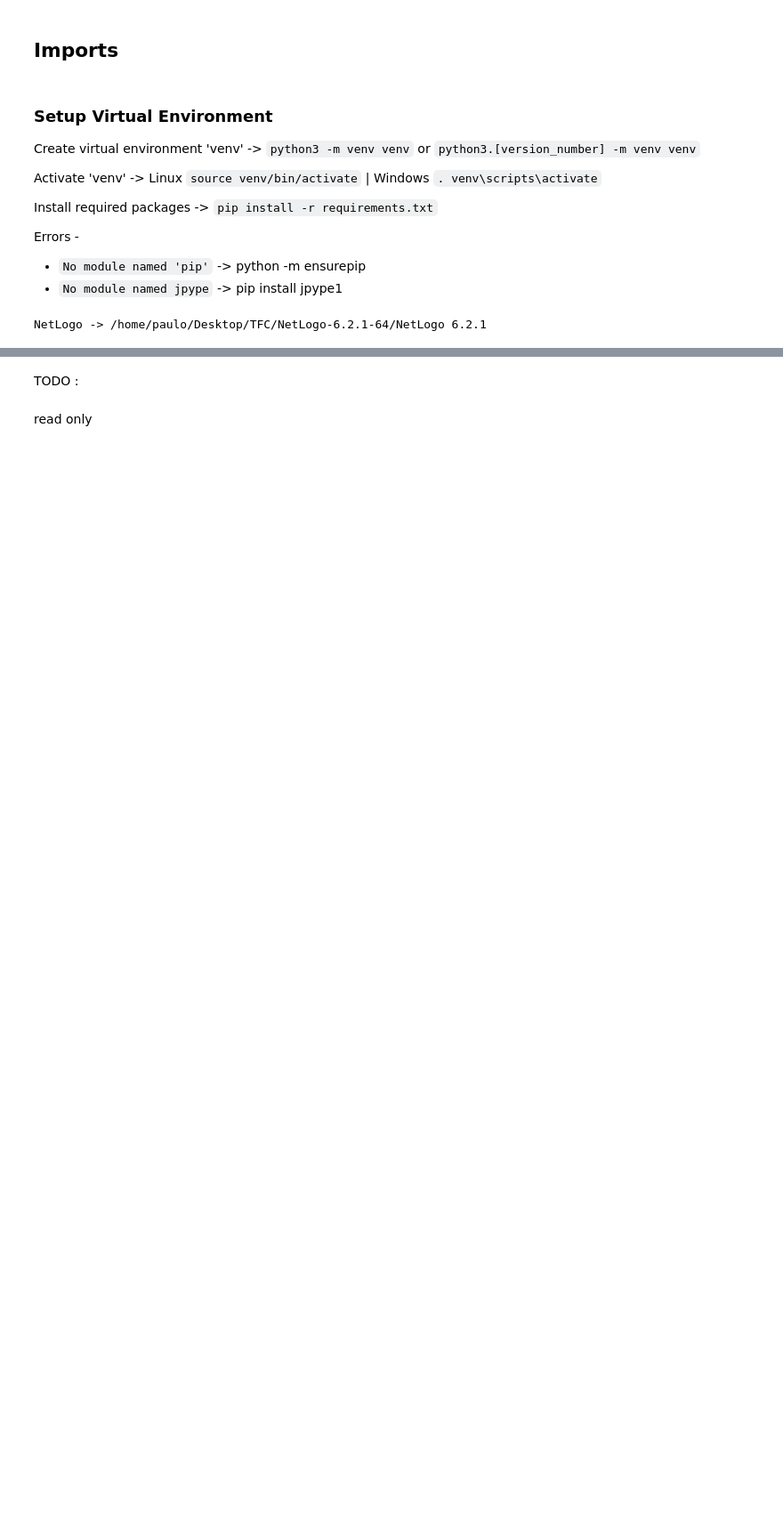
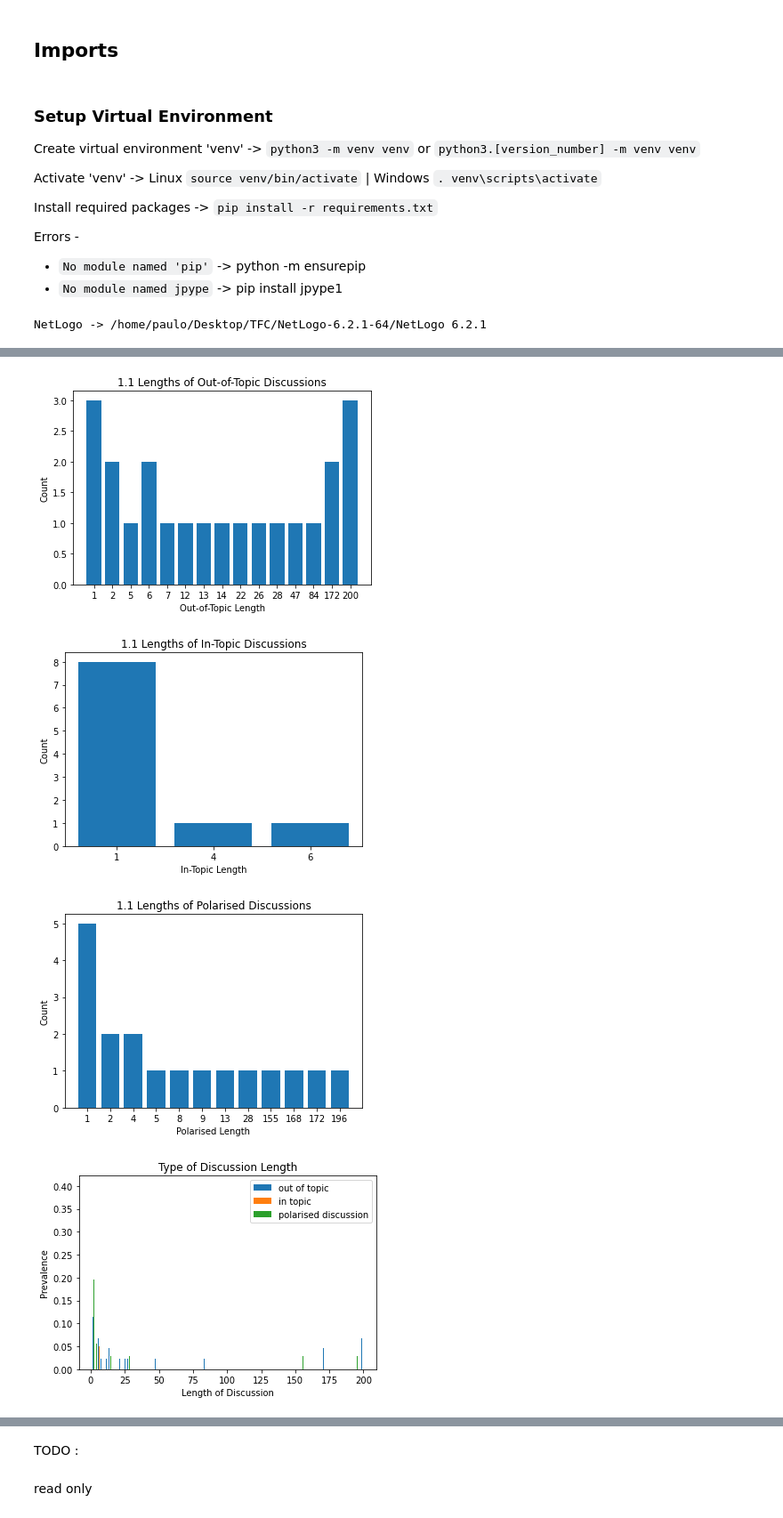
Before and after one commit to DEISI-ULHT-TFC-2021-22/TFC-DEISI258-Modelamento-multi-agente-de-intera-es-em-grupos-sociais, a Jupyter notebook: pynetlogo_ku.ipynb, the cells around one changed output, grey strips where cells are left out. Shown at 89% size. Saved outputs shown, nothing was run; the diff lists cells and outputs as text; code cells hidden in the pictures; blank space fills up the shorter version.

```diff
--- a/pynetlogo_ku.ipynb
+++ b/pynetlogo_ku.ipynb
@@ -272,0 +406,32 @@ def add_topics(messages):
+# %%
+def plot_from_files_polarised(scenario):
+    # return the length counts for in/out topic
+    out_topic, polarised_topic, in_topic = read_in_topic_polarised(scenario)
+
+    out_topic_counter = dict(sorted(Counter(out_topic).items()))
+    indexes = np.arange(len(out_topic_counter))
+    plot_topic(indexes, out_topic_counter, "out",  scenario)
+
+    in_topic_counter = dict(sorted(Counter(in_topic).items()))
+    indexes = np.arange(len(in_topic_counter))
+    plot_topic(indexes, in_topic_counter, "in",  scenario)
+
+    polarised_topic_counter = dict(sorted(Counter(polarised_topic).items()))
+    indexes = np.arange(len(polarised_topic_counter))
+    plot_topic(indexes, polarised_topic_counter, "polarised",  scenario)
+
+    common_params = dict(bins=100, range=(1, 200), density = True)
+
+    ax = plt.hist((out_topic, in_topic, polarised_topic), **common_params)
+    plt.legend(["out of topic", "in topic", "polarised discussion"])
+    plt.title("Type of Discussion Length")
+    plt.ylabel("Prevalence")
+    plt.xlabel("Length of Discussion")
+# %%
+scenario = 1.1
+plot_from_files_polarised(1.1)
+# %% [output]
+[figure, added]
+[figure, added]
+[figure, added]
+[figure, added]
```
Also changed, not shown: parts of 13 cells of this notebook, 18 other files.
